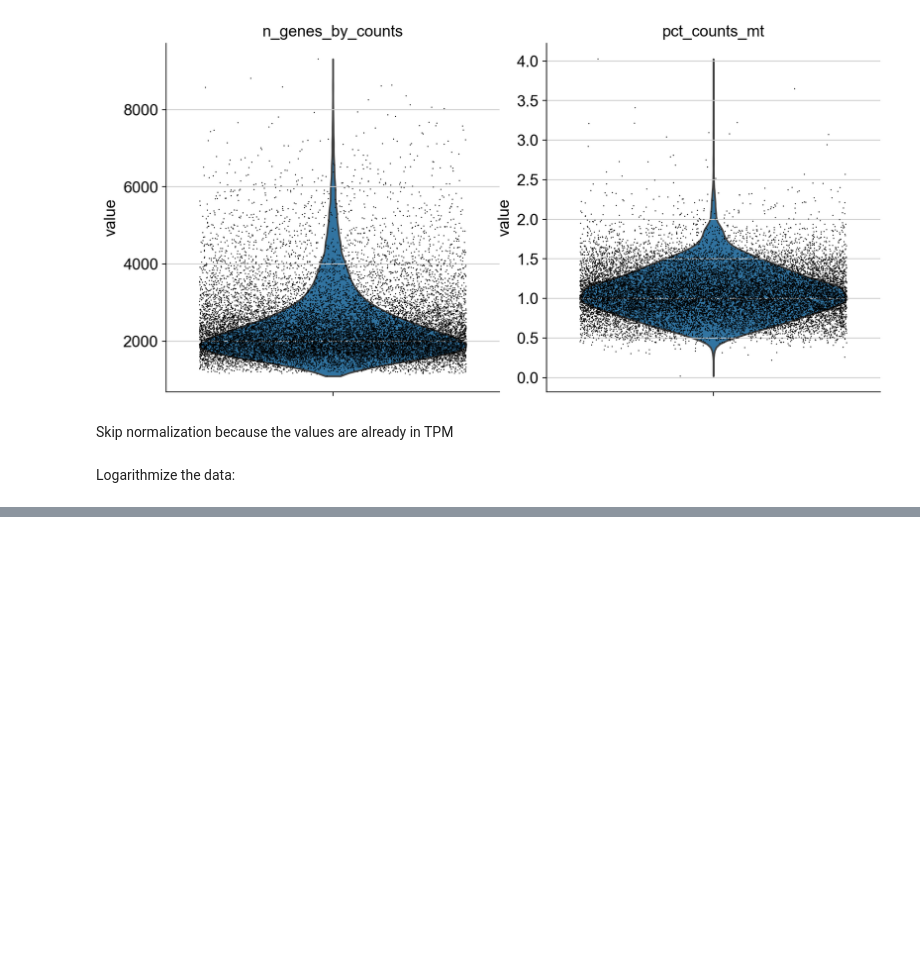
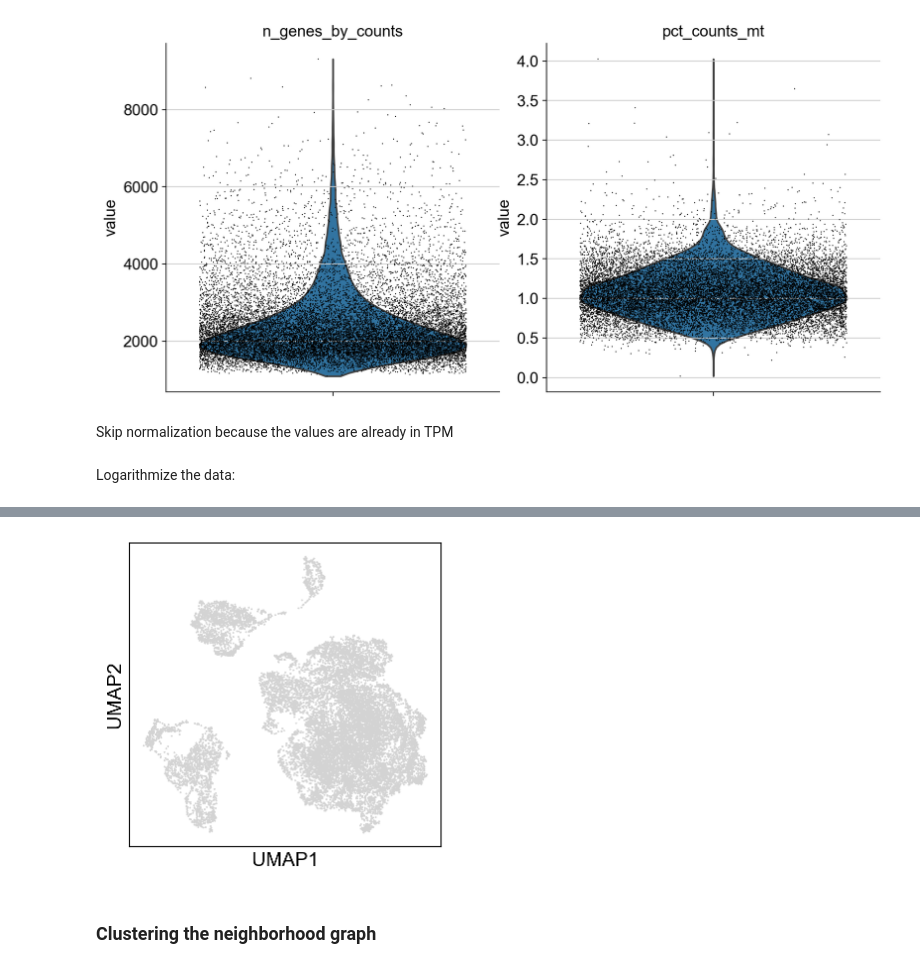
Before and after one commit to meg-bit/immune-cells-TIME-single-cell-anti-PD-1, a Jupyter notebook: 01single_cell_annotation.ipynb, the cells around one changed output, grey strips where cells are left out. Cells and saved outputs as stored; diff of their text form; code cells hidden in the pictures; blank space fills up the shorter version.

Commit message:
Up to umap and leiden in 01single_

```diff
--- a/01single_cell_annotation.ipynb
+++ b/01single_cell_annotation.ipynb
@@ -169,0 +220,6 @@ Logarithmize the data:
+# %%
+sc.pl.umap(adata)
+# %% [output]
+[figure, added]
+# %% [markdown]
+### Clustering the neighborhood graph
```
Also changed, not shown: parts of 10 cells of this notebook.
